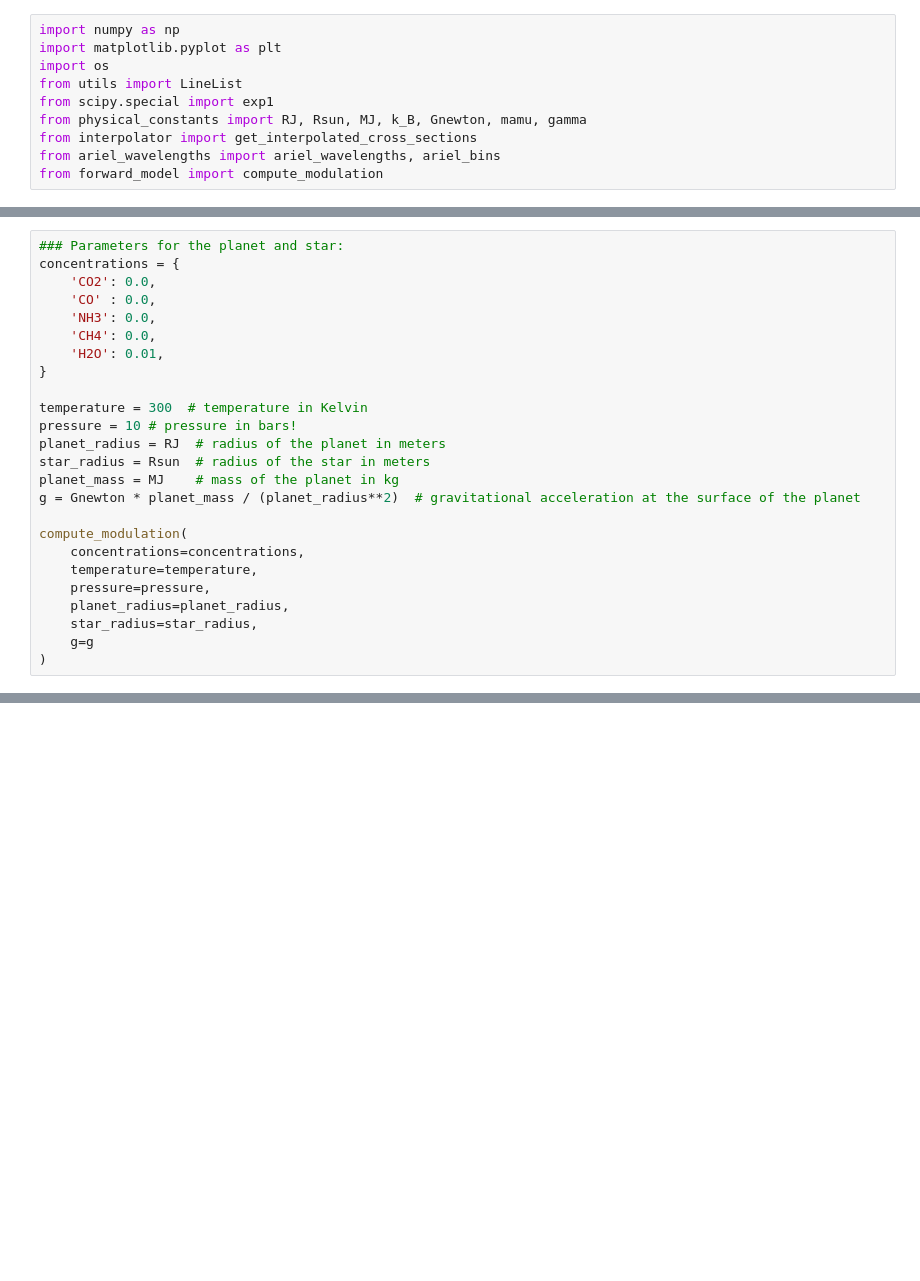
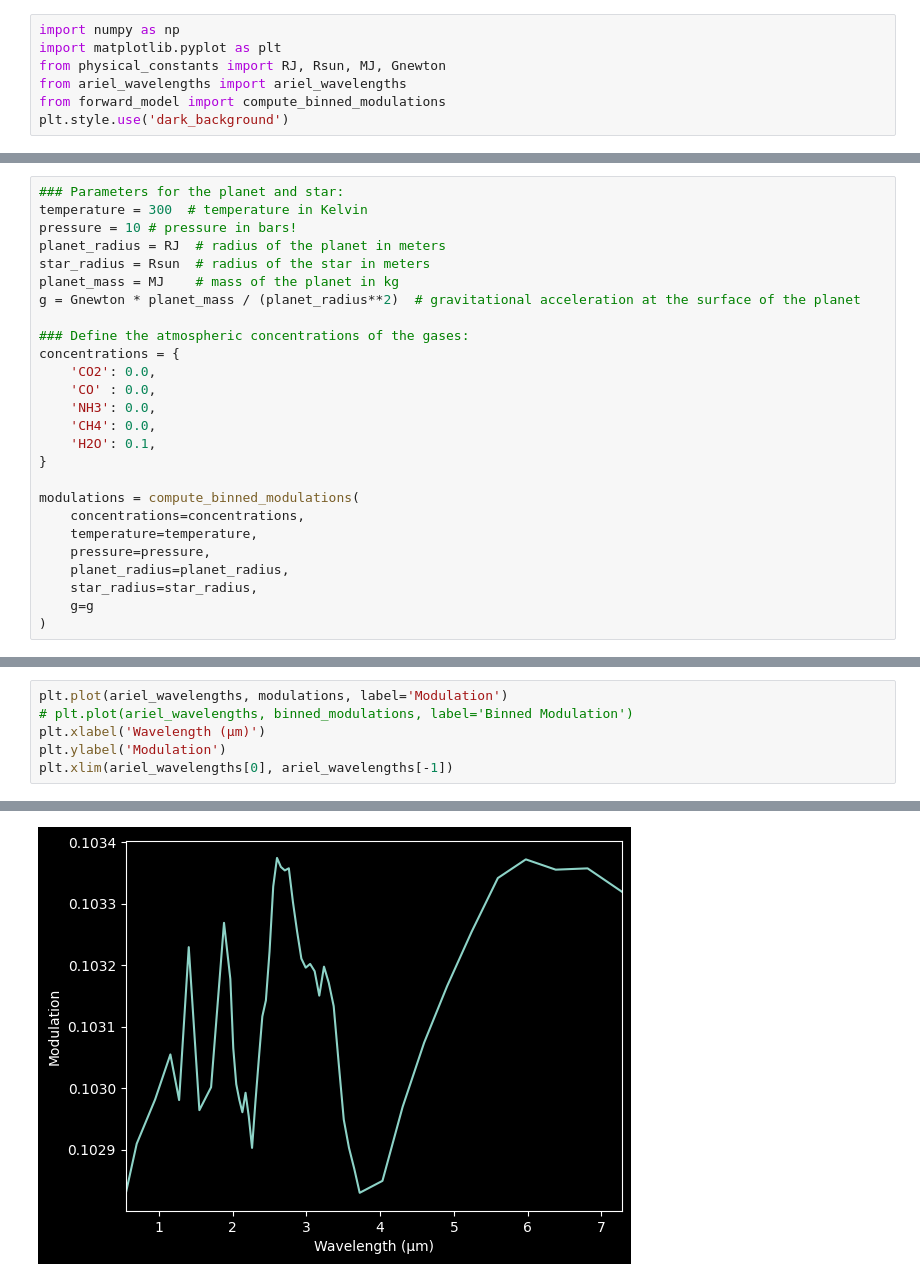
Before and after one commit to alexr314/PyREx, a Jupyter notebook: forward_model_demo2.ipynb, the cells around one changed output, grey strips where cells are left out. Saved outputs shown, nothing was run; the diff lists cells and outputs as text; blank space fills up the shorter version.

Commit message:
Improved the demo, added method for getting binned modulation

```diff
--- a/forward_model_demo2.ipynb
+++ b/forward_model_demo2.ipynb
@@ -1,10 +1,7 @@
 # %%
 import numpy as np
 import matplotlib.pyplot as plt
-import os
-from utils import LineList
-from scipy.special import exp1
-from physical_constants import RJ, Rsun, MJ, k_B, Gnewton, mamu, gamma
-from interpolator import get_interpolated_cross_sections
-from ariel_wavelengths import ariel_wavelengths, ariel_bins
-from forward_model import compute_modulation
+from physical_constants import RJ, Rsun, MJ, Gnewton
+from ariel_wavelengths import ariel_wavelengths
+from forward_model import compute_binned_modulations
+plt.style.use('dark_background')
@@ -26,13 +8,5 @@ Pressure grid: [1.00000000e-05 2.15443469e-05 4.64158883e-05 1.00000000e-04
 # %%
 ### Parameters for the planet and star:
-concentrations = {
-    'CO2': 0.0,
-    'CO' : 0.0,
-    'NH3': 0.0,
-    'CH4': 0.0,
-    'H2O': 0.01,
-}
-
 temperature = 300  # temperature in Kelvin
 pressure = 10 # pressure in bars!
 planet_radius = RJ  # radius of the planet in meters
@@ -40,7 +14,16 @@ star_radius = Rsun  # radius of the star in meters
 planet_mass = MJ    # mass of the planet in kg
 g = Gnewton * planet_mass / (planet_radius**2)  # gravitational acceleration at the surface of the planet
 
-compute_modulation(
+### Define the atmospheric concentrations of the gases:
+concentrations = {
+    'CO2': 0.0,
+    'CO' : 0.0,
+    'NH3': 0.0,
+    'CH4': 0.0,
+    'H2O': 0.1,
+}
+
+modulations = compute_binned_modulations(
     concentrations=concentrations,
     temperature=temperature,
     pressure=pressure,
@@ -54,0 +34,7 @@ array([0.10373663, 0.10373708, 0.10373756, ..., 0.10266836, 0.10266838,
+# %%
+plt.plot(ariel_wavelengths, modulations, label='Modulation')
+# plt.plot(ariel_wavelengths, binned_modulations, label='Binned Modulation')
+plt.xlabel('Wavelength (µm)')
+plt.ylabel('Modulation')
+plt.xlim(ariel_wavelengths[0], ariel_wavelengths[-1])
+# %% [output]
@@ -54,0 +42 @@ array([0.10373663, 0.10373708, 0.10373756, ..., 0.10266836, 0.10266838,
+[figure, added]
```
Also changed, not shown: parts of 3 cells of this notebook, 1 other file.
